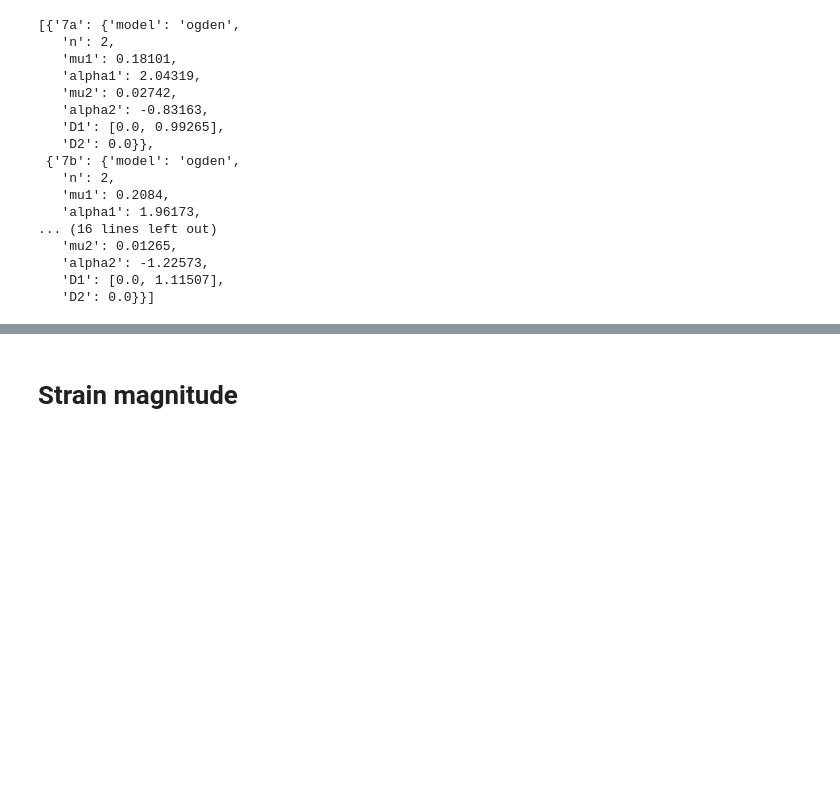
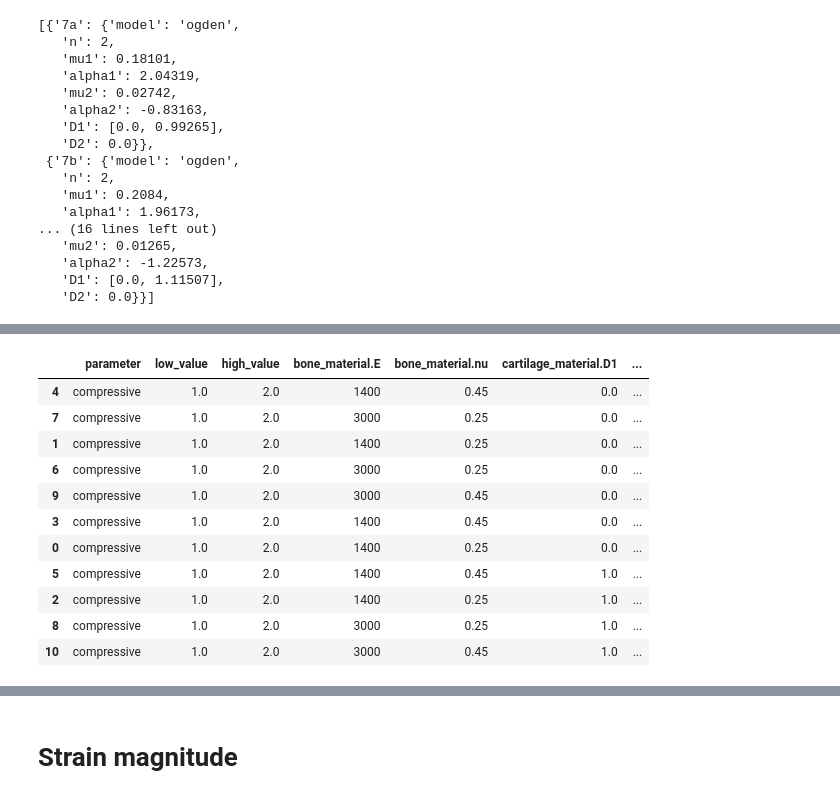
Before and after one commit to MattyOram/phd, a Jupyter notebook: WorkPackages/TMCJ-Contact/notebooks/feaAnalysis/sensitivityStudy/14548Rneutral.ipynb, the cells around one changed output, grey strips where cells are left out. Cells and saved outputs as stored; diff of their text form; code cells hidden in the pictures; blank space fills up the shorter version.

```diff
--- a/WorkPackages/TMCJ-Contact/notebooks/feaAnalysis/sensitivityStudy/14548Rneutral.ipynb
+++ b/WorkPackages/TMCJ-Contact/notebooks/feaAnalysis/sensitivityStudy/14548Rneutral.ipynb
@@ -778,0 +876,17 @@ summary
+# %%
+# (+0.135) when D1 = 0
+# (-0.185) when D1 = 1
+comp_pairs
+# %% [output]
+|  | parameter | low_value | high_value | bone_material.E | bone_material.nu | cartilage_material.D1 | ... |
+| 4 | compressive | 1.0 | 2.0 | 1400 | 0.45 | 0.0 | ... |
+| 7 | compressive | 1.0 | 2.0 | 3000 | 0.25 | 0.0 | ... |
+| 1 | compressive | 1.0 | 2.0 | 1400 | 0.25 | 0.0 | ... |
+| 6 | compressive | 1.0 | 2.0 | 3000 | 0.25 | 0.0 | ... |
+| 9 | compressive | 1.0 | 2.0 | 3000 | 0.45 | 0.0 | ... |
+| 3 | compressive | 1.0 | 2.0 | 1400 | 0.45 | 0.0 | ... |
+| 0 | compressive | 1.0 | 2.0 | 1400 | 0.25 | 0.0 | ... |
+| 5 | compressive | 1.0 | 2.0 | 1400 | 0.45 | 1.0 | ... |
+| 2 | compressive | 1.0 | 2.0 | 1400 | 0.25 | 1.0 | ... |
+| 8 | compressive | 1.0 | 2.0 | 3000 | 0.25 | 1.0 | ... |
+| 10 | compressive | 1.0 | 2.0 | 3000 | 0.45 | 1.0 | ... |
```
Also changed, not shown: parts of 9 cells of this notebook.
